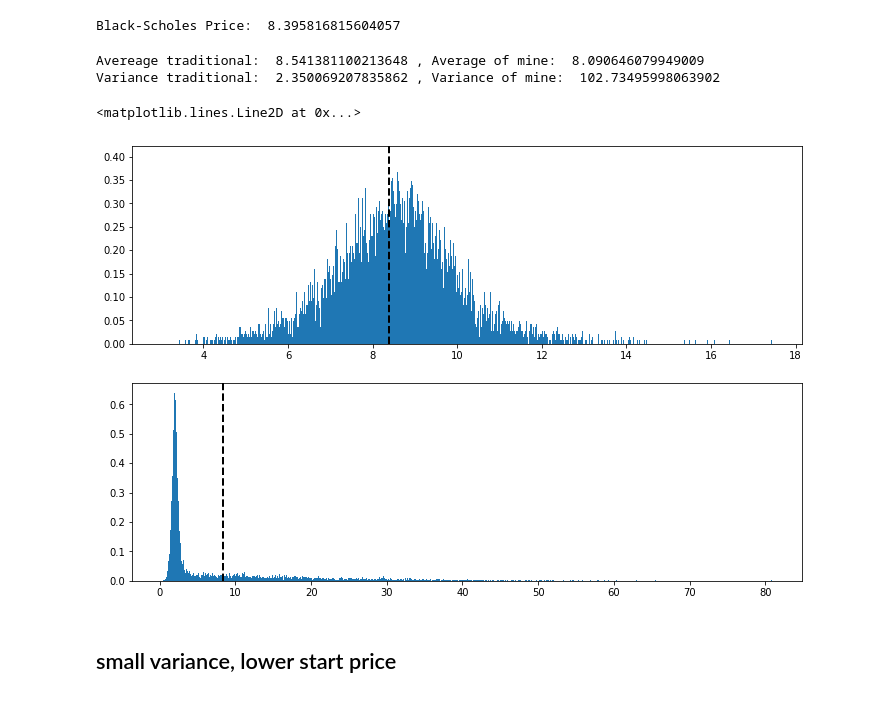
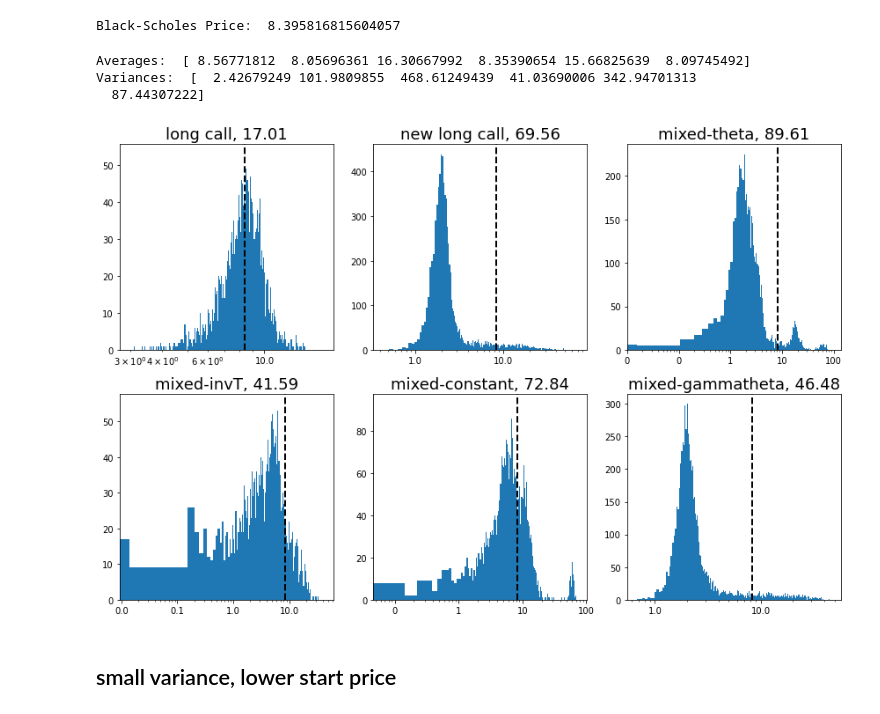
Before and after one commit to tdore738/Simple-Pricing, a Jupyter notebook: hedging/Delta_Hedging.ipynb, the cells around one changed output. Drawn from its saved outputs; the diff is of its cells as text; code cells hidden in the pictures.

```diff
--- a/hedging/Delta_Hedging.ipynb
+++ b/hedging/Delta_Hedging.ipynb
@@ -137,7 +220,7 @@ dt = 1./52.
 mu = 0.
 stock_args = (dt, T, Scur, mu, sigma, strike_price)
 
-hedge_types = ["long call","new long call"]
+hedge_types = ["long call","new long call","mixed-theta","mixed-invT","mixed-constant","mixed-gammatheta"]
 my_delta_hedge = delta_hedge_process(hedge_types, rfRate, stock_args)
 # %%
 S, cost, cumul_cost, shares, cumul_shares, interest = my_delta_hedge.process_to_maturity()
@@ -168,3 +236,10 @@ my_delta_hedge.FINAL_PRICE
+# %%
+def auto_subplots(n, **kwargs):
+    cols = math.ceil(math.sqrt(n))
+    rows = math.ceil(n / cols)
+    fig, axes = plt.subplots(rows, cols, **kwargs)
+    axes = axes.flatten() if n > 1 else [axes]
+    return fig, axes[:n]
 # %% [markdown]
 # Comparing Hedging Methods Statistically
 # %% [markdown]
@@ -243,8 +321,8 @@ print("Black-Scholes Price: ", BS_price)
 # %% [output]
 Black-Scholes Price:  8.395816815604057
 # %%
-traditional_cost = []
-my_cost = []
+hedge_types = ["long call","new long call","mixed-theta","mixed-invT","mixed-constant","mixed-gammatheta"]
+costs = [[] for _ in range(len(hedge_types))]
 for i in range(10000):
     Scur = 50
     strike_price = 50
@@ -255,40 +333,44 @@ for i in range(10000):
     mu = 0.
     stock_args = (dt, T, Scur, mu, sigma, strike_price)
 
-    hedge_types = ["long call","new long call"]
     my_delta_hedge = delta_hedge_process(hedge_types, rfRate, stock_args)
 
     S, cost, cumul_cost, shares, cumul_shares, interest = my_delta_hedge.process_to_maturity()
     final_prices = my_delta_hedge.FINAL_PRICE
-    traditional_cost.append(final_prices[0])
-    my_cost.append(final_prices[1])
+    for i,price in enumerate(final_prices):
+        costs[i].append(price)
 
-traditional_cost = np.array(traditional_cost)
-my_cost = np.array(my_cost)
+# traditional_cost = np.array(traditional_cost)
+# my_cost = np.array(my_cost)
+costs = np.array(costs)
 
-print("Avereage traditional: ",np.mean(traditional_cost),", Average of mine: ", np.mean(my_cost))
-print("Variance traditional: ",np.var(traditional_cost),", Variance of mine: ", np.var(my_cost))
+print("Averages: ",np.mean(costs,axis=1))
+print("Variances: ",np.var(costs,axis=1))
 # %% [output]
-Avereage traditional:  8.541381100213648 , Average of mine:  8.090646079949009
-Variance traditional:  2.350069207835862 , Variance of mine:  102.73495998063902
+Averages:  [ 8.56771812  8.05696361 16.30667992  8.35390654 15.66825639  8.09745492]
+Variances:  [  2.42679249 101.9809855  468.61249439  41.03690006 342.94701313
+  87.44307222]
 # %%
 from matplotlib.ticker import ScalarFormatter
-fig, (ax1,ax2) = plt.subplots(2,1,figsize=(12,8))
+fig, axs = auto_subplots(len(hedge_types),figsize=(12,8))
 bins = 1000
 
+for i,ax in enumerate(axs):
+    ax.hist(costs[i], bins=bins)
+    ax.axvline(BS_price,color='k',linestyle="--",linewidth=2)
 
-ax1.hist(traditional_cost, bins=bins,density=True,stacked=True)
-ax1.axvline(BS_price,color='k',linestyle="--",linewidth=2)
-ax2.hist(my_cost, bins=bins,density=True,stacked=True)
-ax2.axvline(BS_price,color='k',linestyle="--",linewidth=2)
-# ax2.set_xscale("log")
-# ax2.xaxis.set_major_formatter(ScalarFormatter())
+    max_loss = np.amax(costs[i])
+    ax.set_title(hedge_types[i]+", {:.2f}".format(max_loss),fontsize=18)
+    if i!=0 or i!=3:
+        ax.set_xscale("log")
+        ax.xaxis.set_major_formatter(ScalarFormatter())
+fig.tight_layout()
+# ax2.axvline(BS_price,color='k',linestyle="--",linewidth=2)
 # ax2.xaxis.set_ticks([0.0,0.05,0.1,0.5,1.0,2,5,10])
 # ax2.set_xticks([0.0,0.05,0.1,0.5,1.0,2.0])
 # ax2.set_xticklabels([0.0,0.05,0.1,0.5,1.0,2.0], fontsize=12)
 # %% [output]
-<matplotlib.lines.Line2D at 0x...>
-[figure, old version]
+[figure, new version]
 # %% [markdown]
 ## small variance, lower start price
 # %%
```
Also changed, not shown: parts of 30 cells of this notebook.
